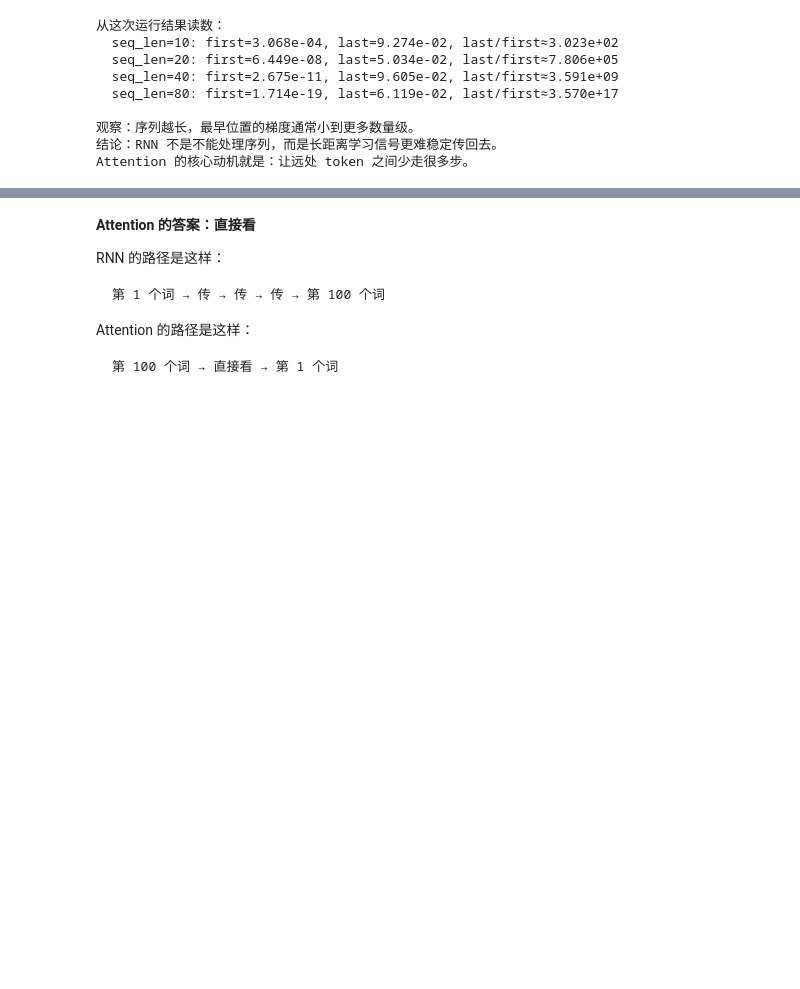
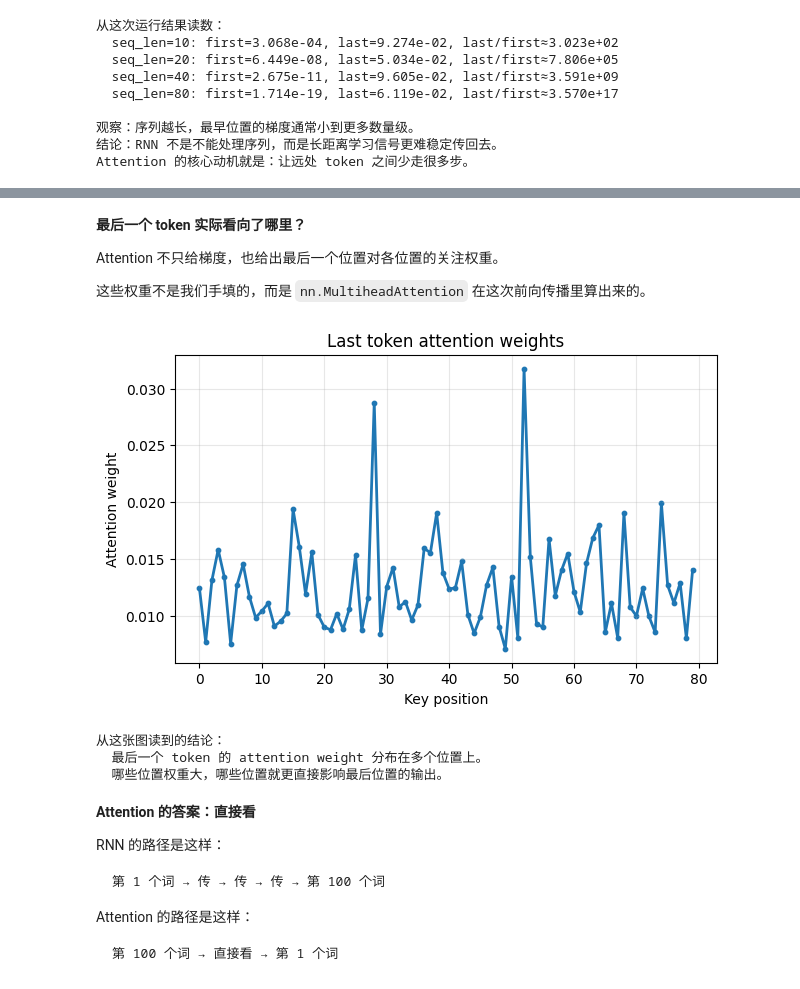
Before and after one commit to Stefan0219/modern-llm-notebook, a Jupyter notebook: notebooks/part1-foundation/04-transformer-block.ipynb, the cells around one changed output, grey strips where cells are left out. Saved outputs shown, nothing was run; the diff lists cells and outputs as text; code cells hidden in the pictures; blank space fills up the shorter version.

```diff
--- a/notebooks/part1-foundation/04-transformer-block.ipynb
+++ b/notebooks/part1-foundation/04-transformer-block.ipynb
@@ -254,3 +363,28 @@ Attention 的核心动机就是：让远处 token 之间少走很多步。
+# %% [markdown]
+**最后一个 token 实际看向了哪里？**
+
+Attention 不只给梯度，也给出最后一个位置对各位置的关注权重。
+
+这些权重不是我们手填的，而是 `nn.MultiheadAttention` 在这次前向传播里算出来的。
+# %%
+# 最后一个 token 对整段序列的 attention weight
+plt.figure(figsize=(7, 4))
+plt.plot(positions.numpy(), last_token_weights.numpy(), linewidth=2)
+plt.scatter(positions.numpy(), last_token_weights.numpy(), s=10)
+plt.xlabel("Key position")
+plt.ylabel("Attention weight")
+plt.title("Last token attention weights")
+plt.grid(True, alpha=0.3)
+plt.show()
+
+print("从这张图读到的结论：")
+print("  最后一个 token 的 attention weight 分布在多个位置上。")
+print("  哪些位置权重大，哪些位置就更直接影响最后位置的输出。")
+# %% [output]
+[figure, added]
+从这张图读到的结论：
+  最后一个 token 的 attention weight 分布在多个位置上。
+  哪些位置权重大，哪些位置就更直接影响最后位置的输出。
 # %% [markdown]
 **Attention 的答案：直接看**
 
```
Also changed, not shown: parts of 9 cells of this notebook.
